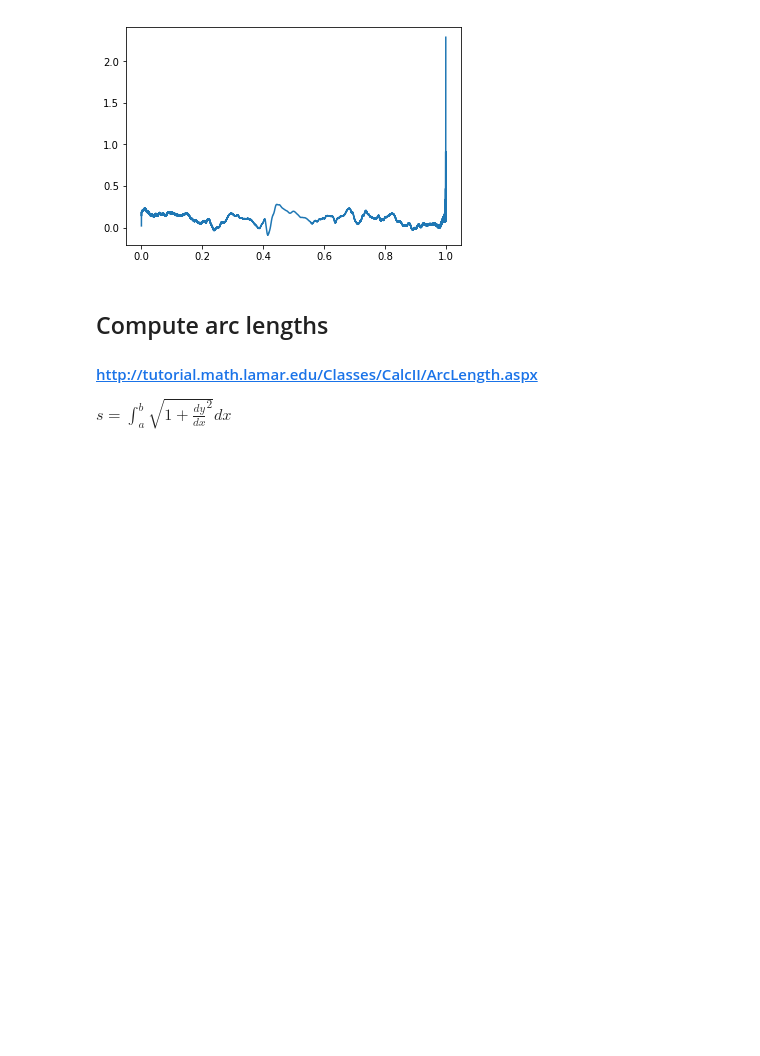
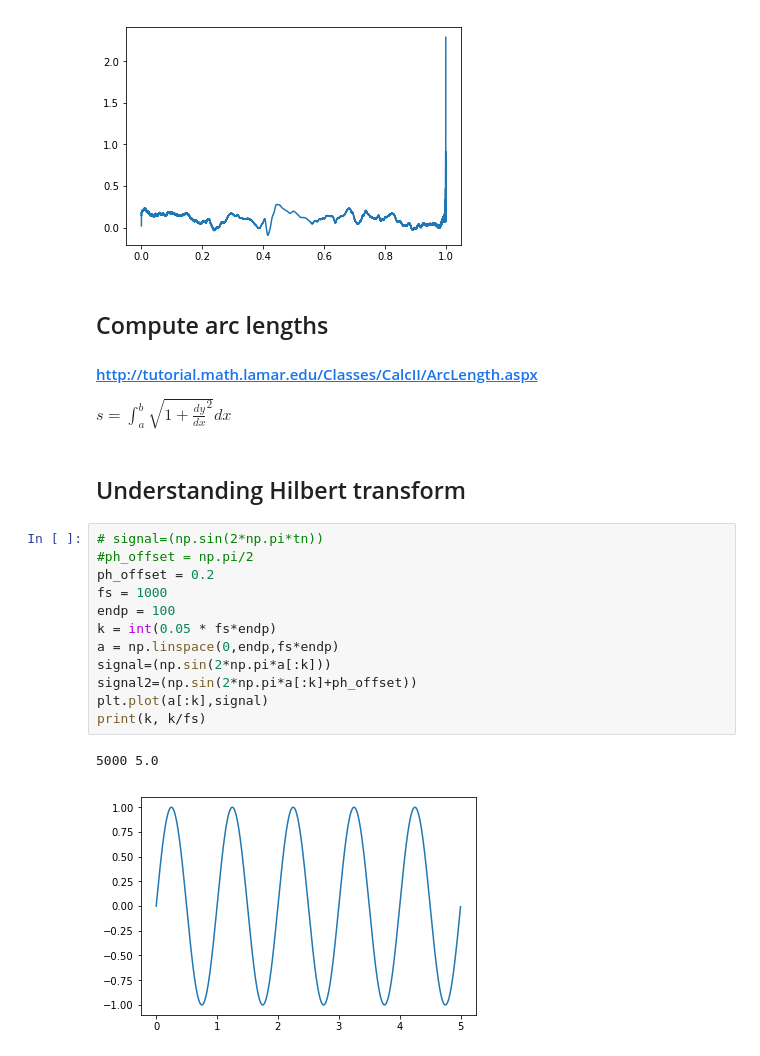
Before and after one commit to malfarasplux/SyncXtrial, a Jupyter notebook: synth/sinusoid_mapping.ipynb, the cells around one changed output. Drawn from its saved outputs; the diff is of its cells as text; blank space fills up the shorter version.

Commit message:
Hilbert additions

```diff
--- a/synth/sinusoid_mapping.ipynb
+++ b/synth/sinusoid_mapping.ipynb
@@ -81,3 +82,20 @@ plt.plot(tn,syncm.comp_inst_phase(syncm.smoothing(sn)))
 ## Compute arc lengths
 #### http://tutorial.math.lamar.edu/Classes/CalcII/ArcLength.aspx
 $s = \int_{a}^{b}\sqrt{1+{\frac{dy}{dx}}^2}dx$
+# %% [markdown]
+## Understanding Hilbert transform
+# %%
+# signal=(np.sin(2*np.pi*tn))
+#ph_offset = np.pi/2
+ph_offset = 0.2
+fs = 1000
+endp = 100
+k = int(0.05 * fs*endp)
+a = np.linspace(0,endp,fs*endp)
+signal=(np.sin(2*np.pi*a[:k]))
+signal2=(np.sin(2*np.pi*a[:k]+ph_offset))
+plt.plot(a[:k],signal)
+print(k, k/fs)
+# %% [output]
+5000 5.0
+[figure, added]
```
Also changed, not shown: parts of 30 cells of this notebook, 1 other file.
